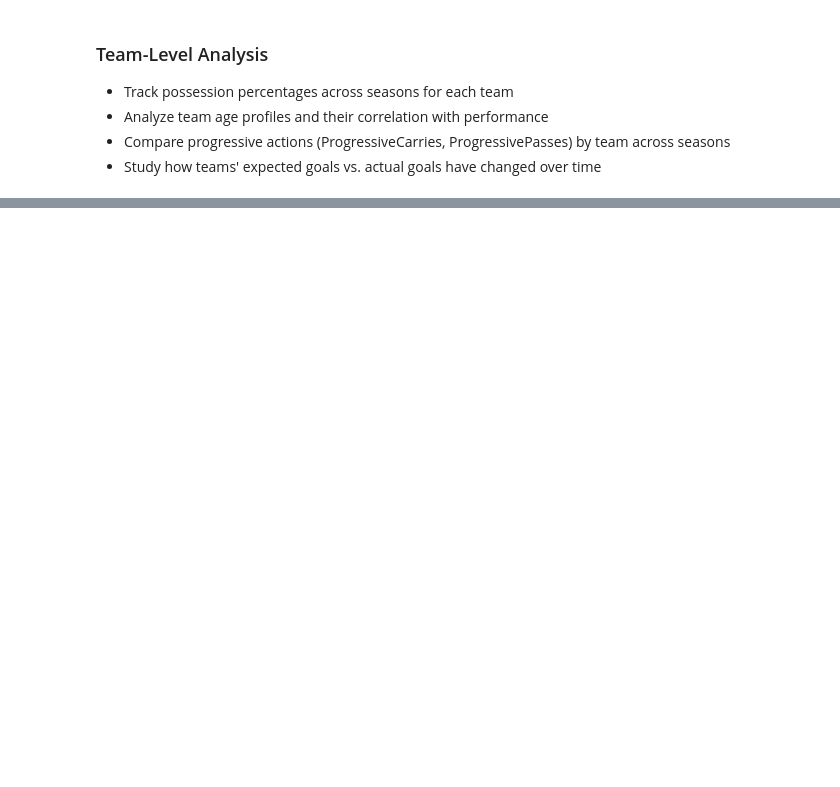
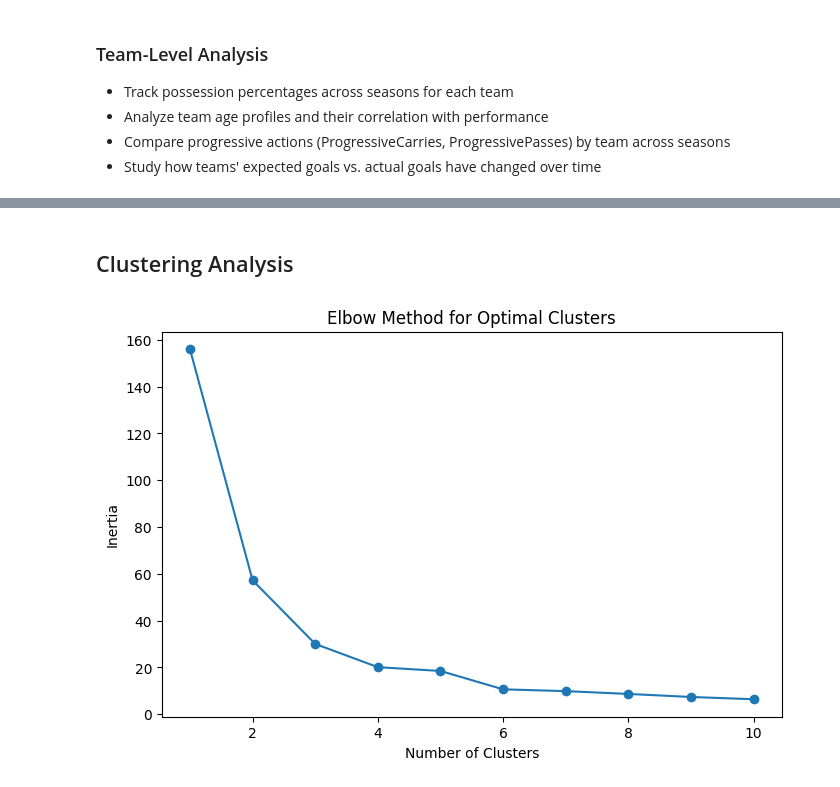
Before and after one commit to AlvinOng98/premier-league-analysis, a Jupyter notebook: notebooks/Sports_Analytics_Premier_League.ipynb, the cells around one changed output, grey strips where cells are left out. Saved outputs shown, nothing was run; the diff lists cells and outputs as text; code cells hidden in the pictures; blank space fills up the shorter version.

```diff
--- a/notebooks/Sports_Analytics_Premier_League.ipynb
+++ b/notebooks/Sports_Analytics_Premier_League.ipynb
@@ -577,0 +683,46 @@ fig.show()
+# %% [markdown]
+## Clustering Analysis
+# %%
+# Query to retrieve team-level data
+query = """
+SELECT
+    Team,
+    AVG(Possession) AS AvgPossession,
+    SUM(Goals) AS TotalGoals,
+    SUM(Assists) AS TotalAssists,
+    SUM(ExpectedGoals) AS TotalExpectedGoals,
+    SUM(ProgressiveCarries) AS TotalProgressiveCarries,
+    SUM(ProgressivePasses) AS TotalProgressivePasses
+FROM
+    TeamStatistics
+WHERE
+    Season BETWEEN 1920 AND 2324
+GROUP BY
+    Team
+"""
+team_data = pd.read_sql(query, conn)
+# %%
+# Select only numeric columns for clustering
+features = ['AvgPossession', 'TotalGoals', 'TotalAssists', 'TotalExpectedGoals', 'TotalProgressiveCarries', 'TotalProgressivePasses']
+X = team_data[features]
+
+# Standardize the data
+scaler = StandardScaler()
+X_scaled = scaler.fit_transform(X)
+# %%
+# Use the Elbow Method to determine the optimal number of clusters
+inertia = []
+for k in range(1, 11):
+    kmeans = KMeans(n_clusters=k, random_state=42)
+    kmeans.fit(X_scaled)
+    inertia.append(kmeans.inertia_)
+
+# Plot the Elbow Curve
+plt.figure(figsize=(8, 5))
+plt.plot(range(1, 11), inertia, marker='o')
+plt.title('Elbow Method for Optimal Clusters')
+plt.xlabel('Number of Clusters')
+plt.ylabel('Inertia')
+plt.show()
+# %% [output]
+[figure, added]
```
Also changed, not shown: parts of 35 cells of this notebook, 2 other files.
